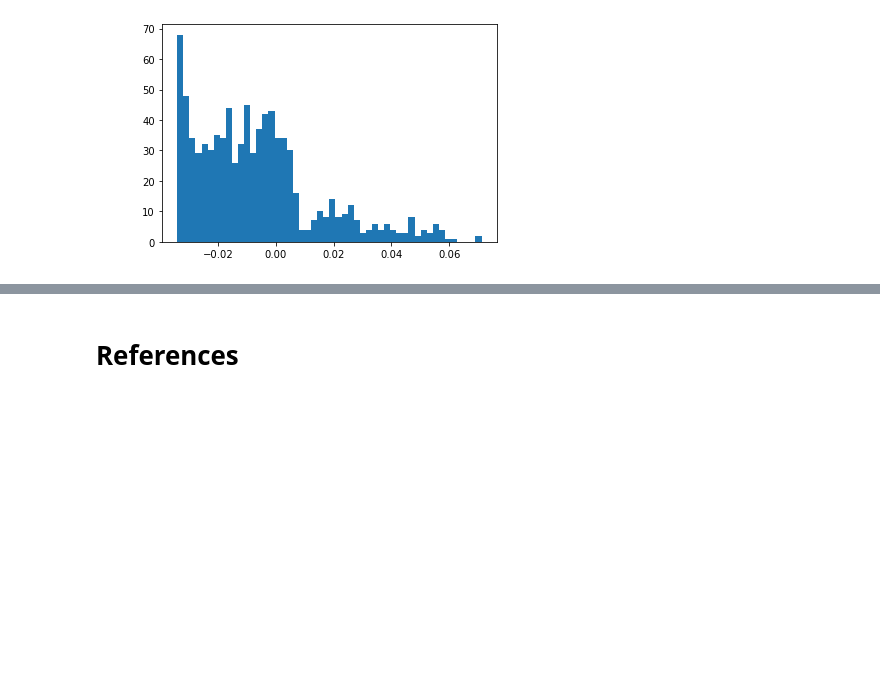
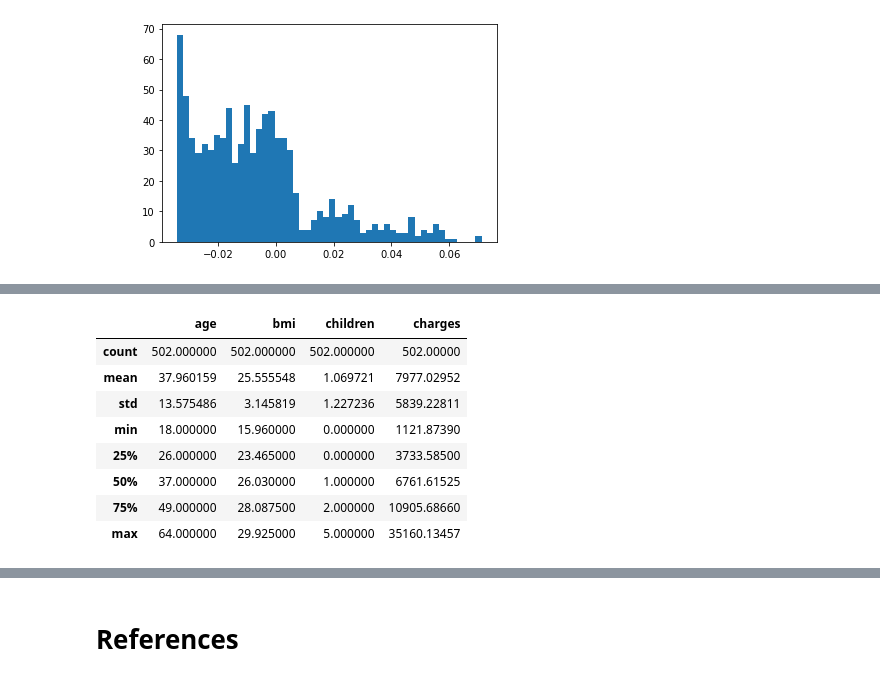
Before and after one commit to eon129/pytorch_tests, a Jupyter notebook: LinearExample.ipynb, the cells around one changed output, grey strips where cells are left out. Cells and saved outputs as stored; diff of their text form; code cells hidden in the pictures; blank space fills up the shorter version.

```diff
--- a/LinearExample.ipynb
+++ b/LinearExample.ipynb
@@ -400,0 +414,13 @@ As shown below. data has a cluster with a large number of data, very close eacho
+# %%
+#Check charges in obese and smokers
+data[(data['bmi'] < 30) & (data['smoker'] == 'no')].describe()
+# %% [output]
+|  | age | bmi | children | charges |
+| count | 502.000000 | 502.000000 | 502.000000 | 502.00000 |
+| mean | 37.960159 | 25.555548 | 1.069721 | 7977.02952 |
+| std | 13.575486 | 3.145819 | 1.227236 | 5839.22811 |
+| min | 18.000000 | 15.960000 | 0.000000 | 1121.87390 |
+| 25% | 26.000000 | 23.465000 | 0.000000 | 3733.58500 |
+| 50% | 37.000000 | 26.030000 | 1.000000 | 6761.61525 |
+| 75% | 49.000000 | 28.087500 | 2.000000 | 10905.68660 |
+| max | 64.000000 | 29.925000 | 5.000000 | 35160.13457 |
```
Also changed, not shown: parts of 12 cells of this notebook, 1 other file.
